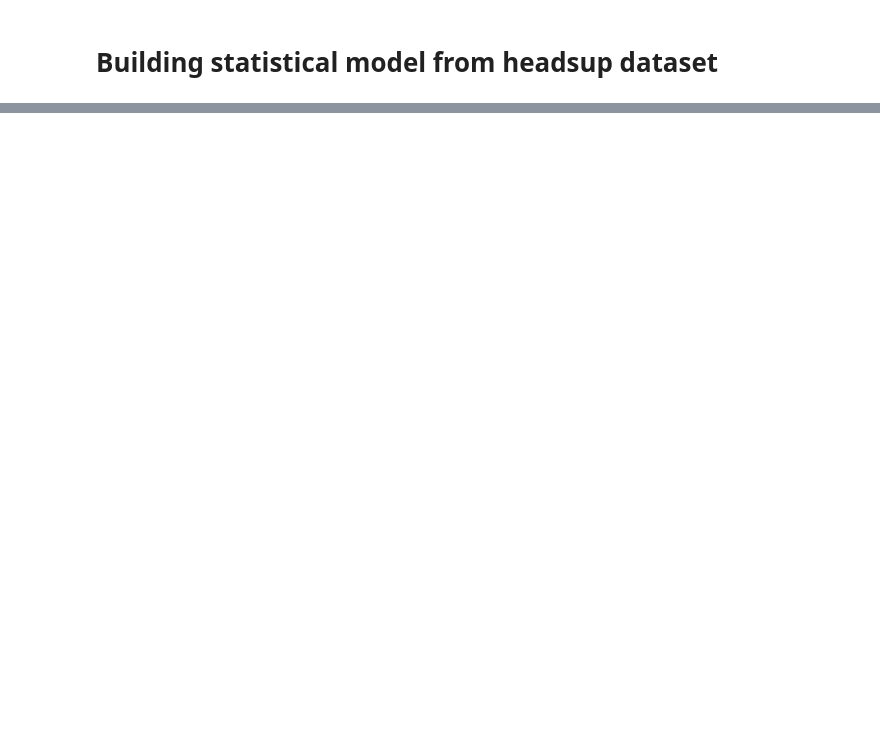
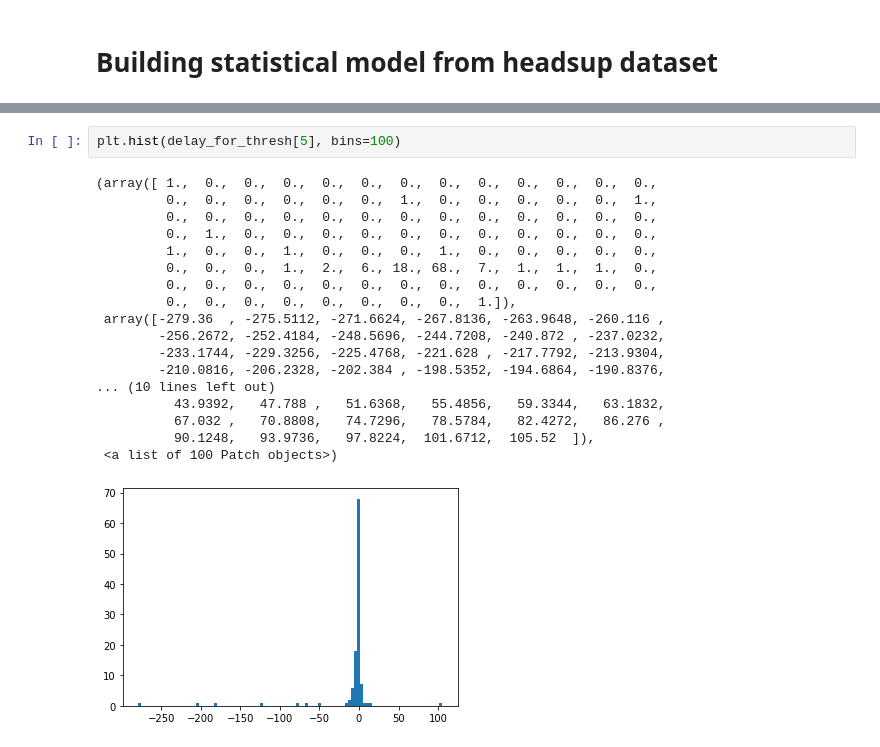
Before and after one commit to EvanSamaa/Gaze_project, a Jupyter notebook: prototypes/Heurisitic_turn_taking_model.ipynb, the cells around one changed output, grey strips where cells are left out. Cells and saved outputs as stored; diff of their text form; blank space fills up the shorter version.

```diff
--- a/prototypes/Heurisitic_turn_taking_model.ipynb
+++ b/prototypes/Heurisitic_turn_taking_model.ipynb
@@ -132,0 +246,21 @@ plt.hist(exponential.rvs(10000))
+# %%
+plt.hist(delay_for_thresh[5], bins=100)
+# %% [output]
+(array([ 1.,  0.,  0.,  0.,  0.,  0.,  0.,  0.,  0.,  0.,  0.,  0.,  0.,
+         0.,  0.,  0.,  0.,  0.,  0.,  1.,  0.,  0.,  0.,  0.,  0.,  1.,
+         0.,  0.,  0.,  0.,  0.,  0.,  0.,  0.,  0.,  0.,  0.,  0.,  0.,
+         0.,  1.,  0.,  0.,  0.,  0.,  0.,  0.,  0.,  0.,  0.,  0.,  0.,
+         1.,  0.,  0.,  1.,  0.,  0.,  0.,  1.,  0.,  0.,  0.,  0.,  0.,
+         0.,  0.,  0.,  1.,  2.,  6., 18., 68.,  7.,  1.,  1.,  1.,  0.,
+         0.,  0.,  0.,  0.,  0.,  0.,  0.,  0.,  0.,  0.,  0.,  0.,  0.,
+         0.,  0.,  0.,  0.,  0.,  0.,  0.,  0.,  1.]),
+ array([-279.36  , -275.5112, -271.6624, -267.8136, -263.9648, -260.116 ,
+        -256.2672, -252.4184, -248.5696, -244.7208, -240.872 , -237.0232,
+        -233.1744, -229.3256, -225.4768, -221.628 , -217.7792, -213.9304,
+        -210.0816, -206.2328, -202.384 , -198.5352, -194.6864, -190.8376,
+... (10 lines left out)
+          43.9392,   47.788 ,   51.6368,   55.4856,   59.3344,   63.1832,
+          67.032 ,   70.8808,   74.7296,   78.5784,   82.4272,   86.276 ,
+          90.1248,   93.9736,   97.8224,  101.6712,  105.52  ]),
+ <a list of 100 Patch objects>)
+[figure, added]
```
Also changed, not shown: parts of 11 cells of this notebook, 11 other files.
